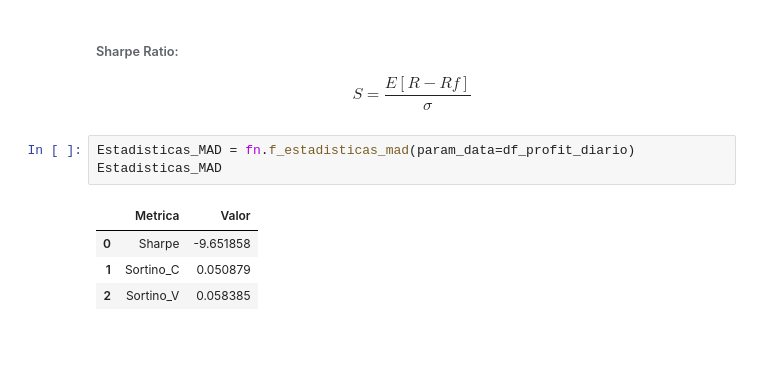
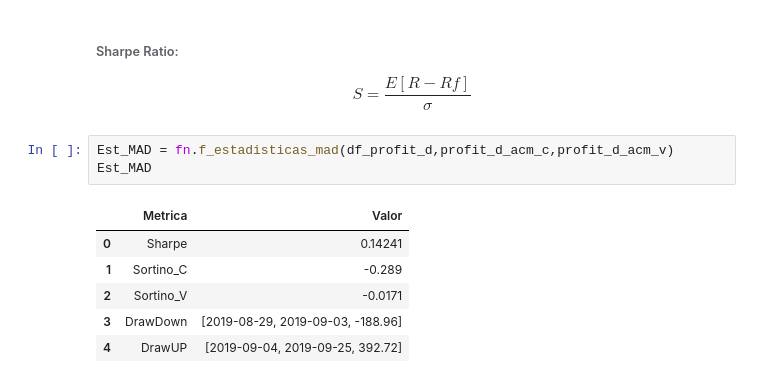
Before and after one commit to NatashaGamez/Lab_2_LNGO, a Jupyter notebook: Lab_2_LNGO_Notebook.ipynb, the cells around one changed output. Saved outputs shown, nothing was run; the diff lists cells and outputs as text; blank space fills up the shorter version.

Commit message:
Parte 3) Estadisticas MAD
Falta descripción

```diff
--- a/Lab_2_LNGO_Notebook.ipynb
+++ b/Lab_2_LNGO_Notebook.ipynb
@@ -152,11 +155,13 @@ See the caveats in the documentation: http://pandas.pydata.org/pandas-docs/stabl
 ###### Sharpe Ratio:
 
 $$ S = \frac{E[R-Rf]}{\sigma}$$
-# %%
-Estadisticas_MAD = fn.f_estadisticas_mad(param_data=df_profit_diario)
-Estadisticas_MAD
-# %% [output]
-|  | Metrica | Valor |
-| 0 | Sharpe | -9.651858 |
-| 1 | Sortino_C | 0.050879 |
-| 2 | Sortino_V | 0.058385 |
+# %%
+Est_MAD = fn.f_estadisticas_mad(df_profit_d,profit_d_acm_c,profit_d_acm_v)
+Est_MAD
+# %% [output]
+|  | Metrica | Valor |
+| 0 | Sharpe | 0.14241 |
+| 1 | Sortino_C | -0.289 |
+| 2 | Sortino_V | -0.0171 |
+| 3 | DrawDown | [2019-08-29, 2019-09-03, -188.96] |
+| 4 | DrawUP | [2019-09-04, 2019-09-25, 392.72] |
```
Also changed, not shown: parts of 4 cells of this notebook, 3 other files.
